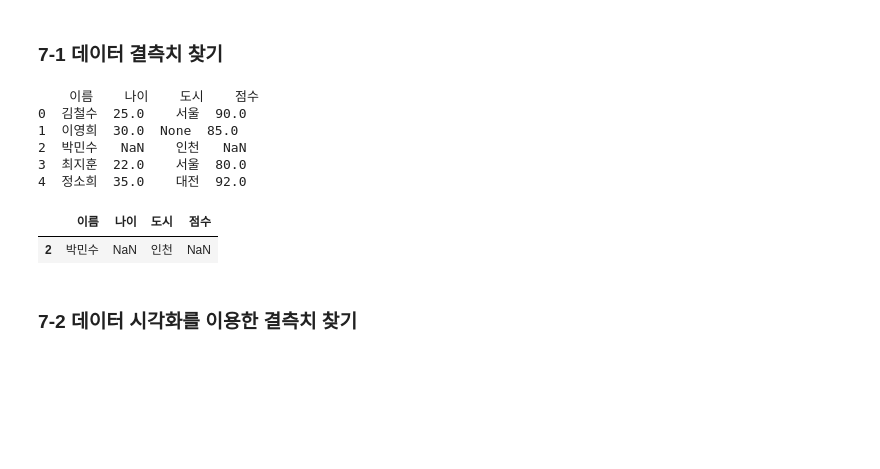
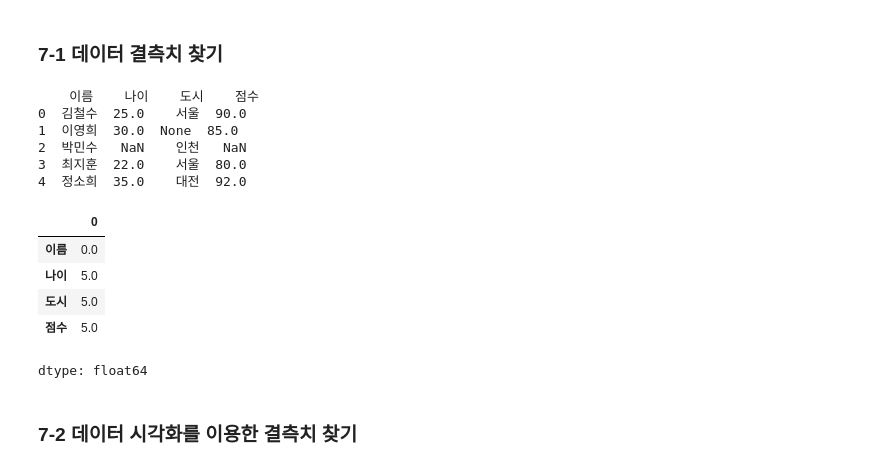
Before and after one commit to ihkim0/Data-Analysis-with-Open-Source, a Jupyter notebook: 오픈소스_데이터_분석_7강.ipynb, the cells around one changed output. Saved outputs shown, nothing was run; the diff lists cells and outputs as text; code cells hidden in the pictures; blank space fills up the shorter version.

```diff
--- a/오픈소스_데이터_분석_7강.ipynb
+++ b/오픈소스_데이터_분석_7강.ipynb
@@ -11,35 +11,41 @@ import numpy as np
 data = {'이름': ['김철수', '이영희', '박민수', '최지훈', '정소희'],
         '나이': [25, 30, np.nan, 22, 35],
         '도시': ['서울', None, '인천', '서울', '대전'],
         '점수': [90, 85, np.nan, 80, 92]}
 
 df = pd.DataFrame(data)
 
 ## 결측치 여부 확인
 df.isnull()
 df.isna()
 
 ## 열별, 행별 결측치 개수 확인
 print(df)
 df.isnull().sum()
 df.isnull().sum(axis=1)
 
 ## 특정 열, 행 결측치 확인
 df[df.isnull().any(axis=1)] # 행
 df[df["나이"].isnull()]     # 열
 
 ## 결측치가 아닌 항목 확인
+df.notnull()
 
 ## 결측치 비율
+df.isnull().sum() / (df.shape[0] * df.shape[1]) *100
 # %% [output]
     이름    나이    도시    점수
 0  김철수  25.0    서울  90.0
 1  이영희  30.0  None  85.0
 2  박민수   NaN    인천   NaN
 3  최지훈  22.0    서울  80.0
 4  정소희  35.0    대전  92.0
-|  | 이름 | 나이 | 도시 | 점수 |
-| 2 | 박민수 | NaN | 인천 | NaN |
+|  | 0 |
+| 이름 | 0.0 |
+| 나이 | 5.0 |
+| 도시 | 5.0 |
+| 점수 | 5.0 |
+dtype: float64
 # %% [markdown]
 ### 7-2 데이터 시각화를 이용한 결측치 찾기
 # %%
```
Also changed, not shown: parts of 4 cells of this notebook.
